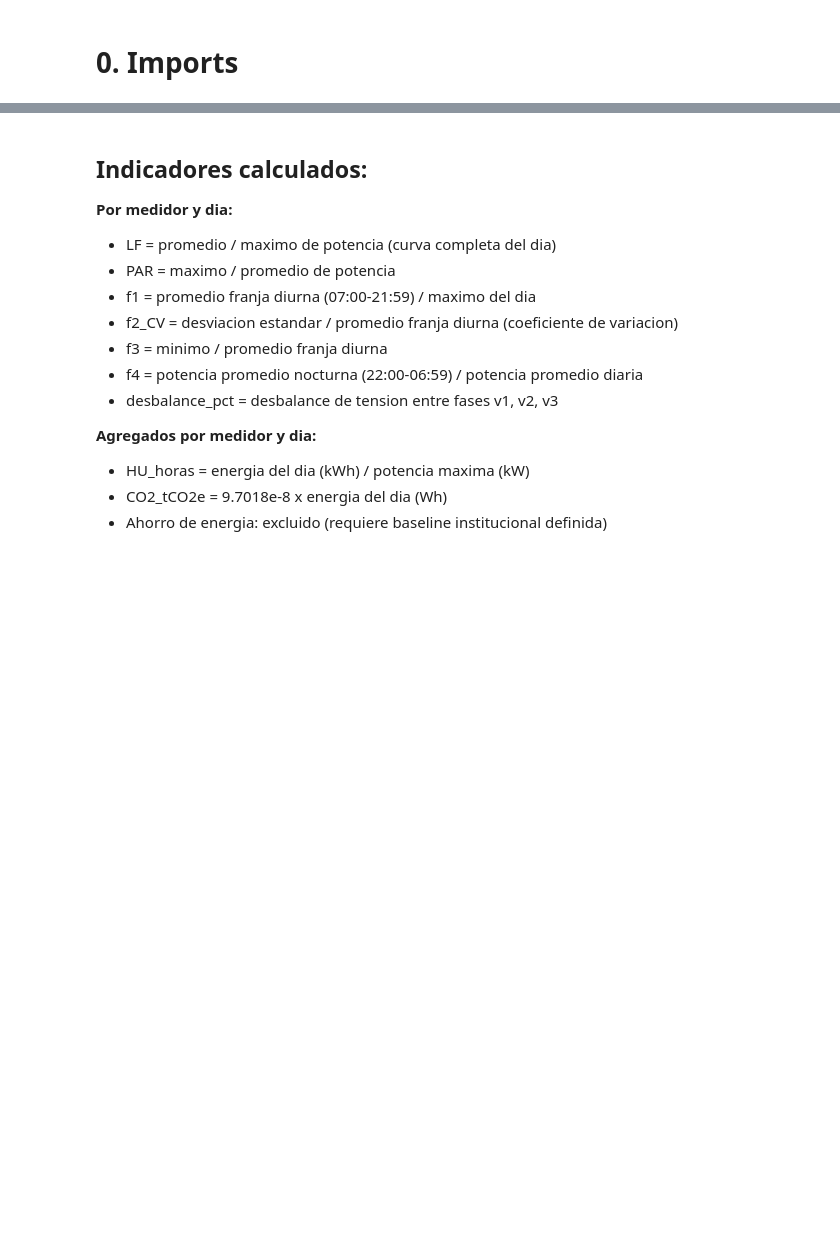
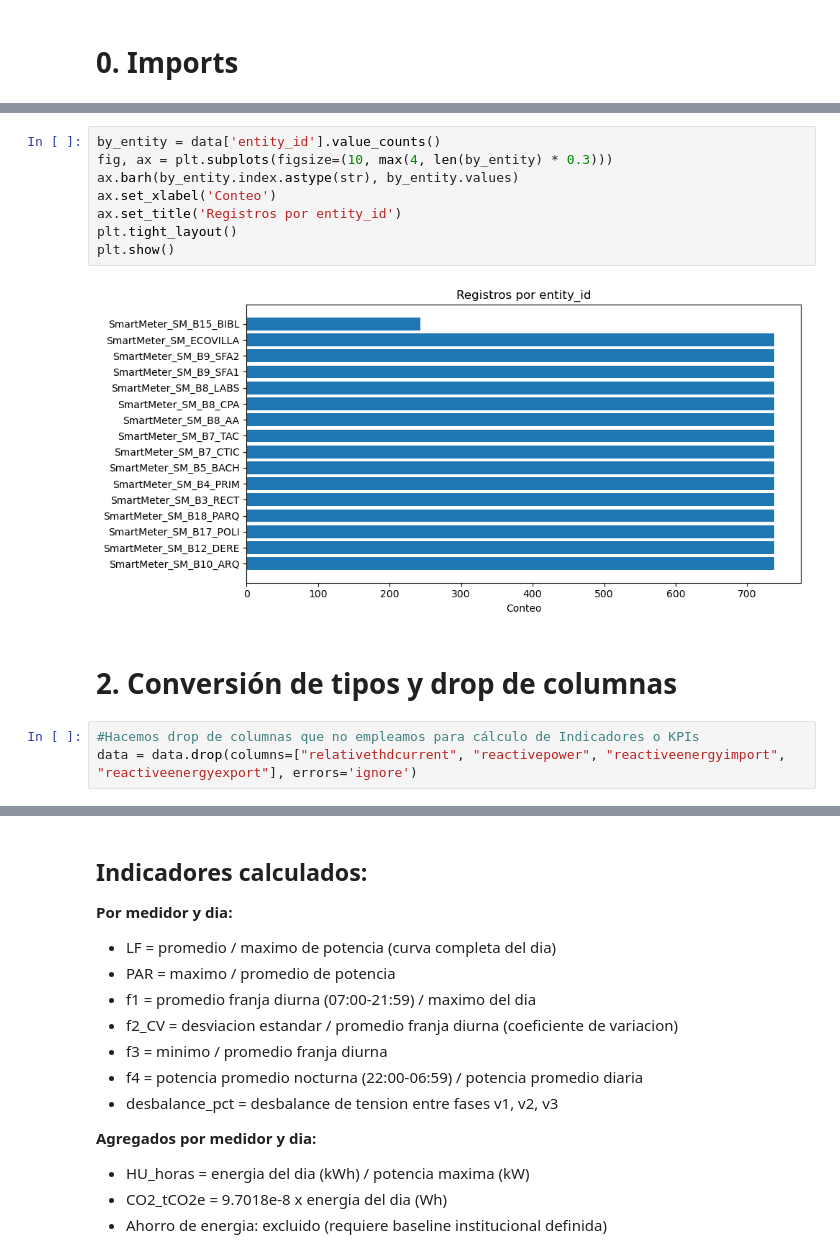
Before and after one commit to nickmen1201/e-visor, a Jupyter notebook: 2026/calculo_indicadores_kpis_2026.ipynb, the cells around one changed output, grey strips where cells are left out. Cells and saved outputs as stored; diff of their text form; blank space fills up the shorter version.

```diff
--- a/2026/calculo_indicadores_kpis_2026.ipynb
+++ b/2026/calculo_indicadores_kpis_2026.ipynb
@@ -23 +44,16 @@ import matplotlib.pyplot as plt
+# %%
+by_entity = data['entity_id'].value_counts()
+fig, ax = plt.subplots(figsize=(10, max(4, len(by_entity) * 0.3)))
+ax.barh(by_entity.index.astype(str), by_entity.values)
+ax.set_xlabel('Conteo')
+ax.set_title('Registros por entity_id')
+plt.tight_layout()
+plt.show()
+# %% [output]
+[figure, added]
+# %% [markdown]
+# 2. Conversión de tipos y drop de columnas
+# %%
+#Hacemos drop de columnas que no empleamos para cálculo de Indicadores o KPIs
+data = data.drop(columns=["relativethdcurrent", "reactivepower", "reactiveenergyimport", "reactiveenergyexport"], errors='ignore')
 # %%
```
Also changed, not shown: parts of 49 cells of this notebook, 10 other files.
